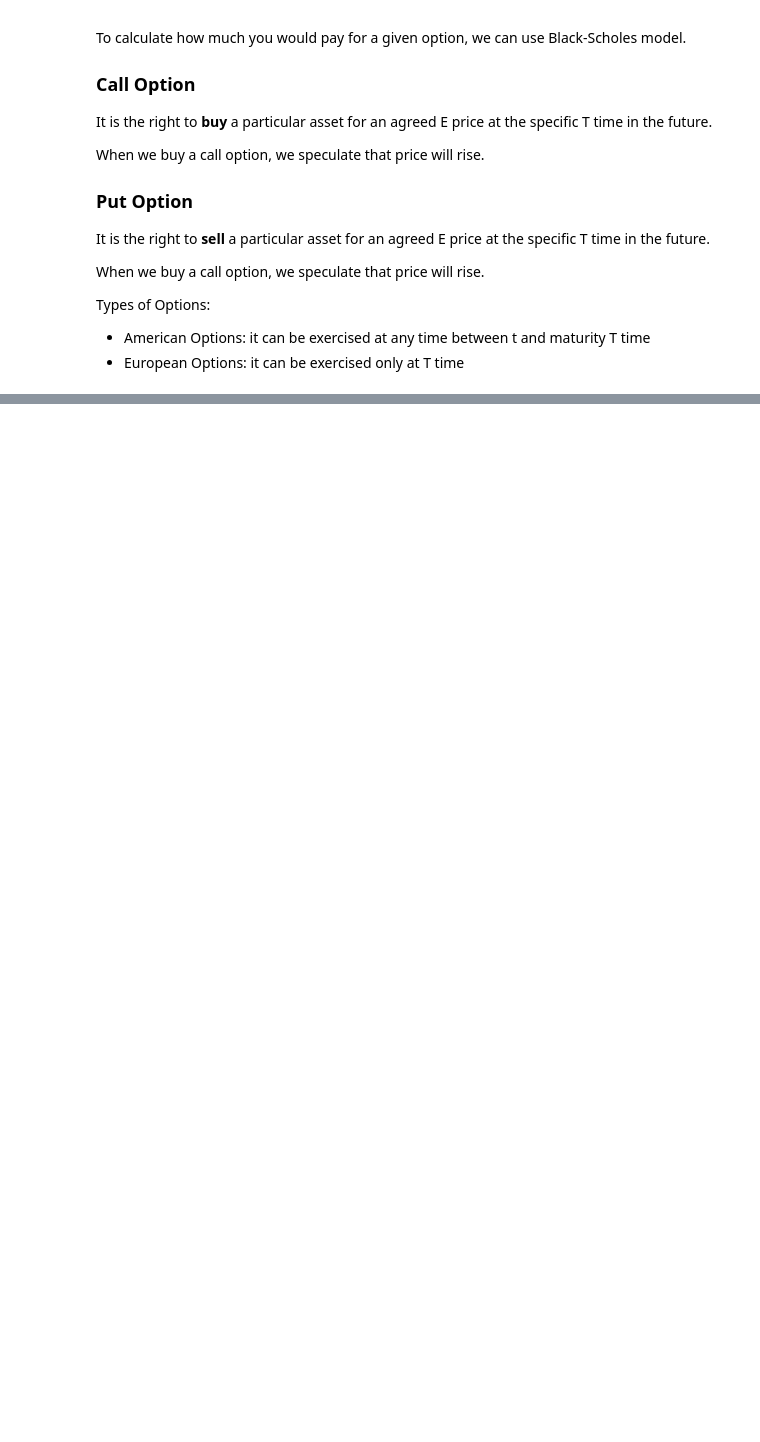
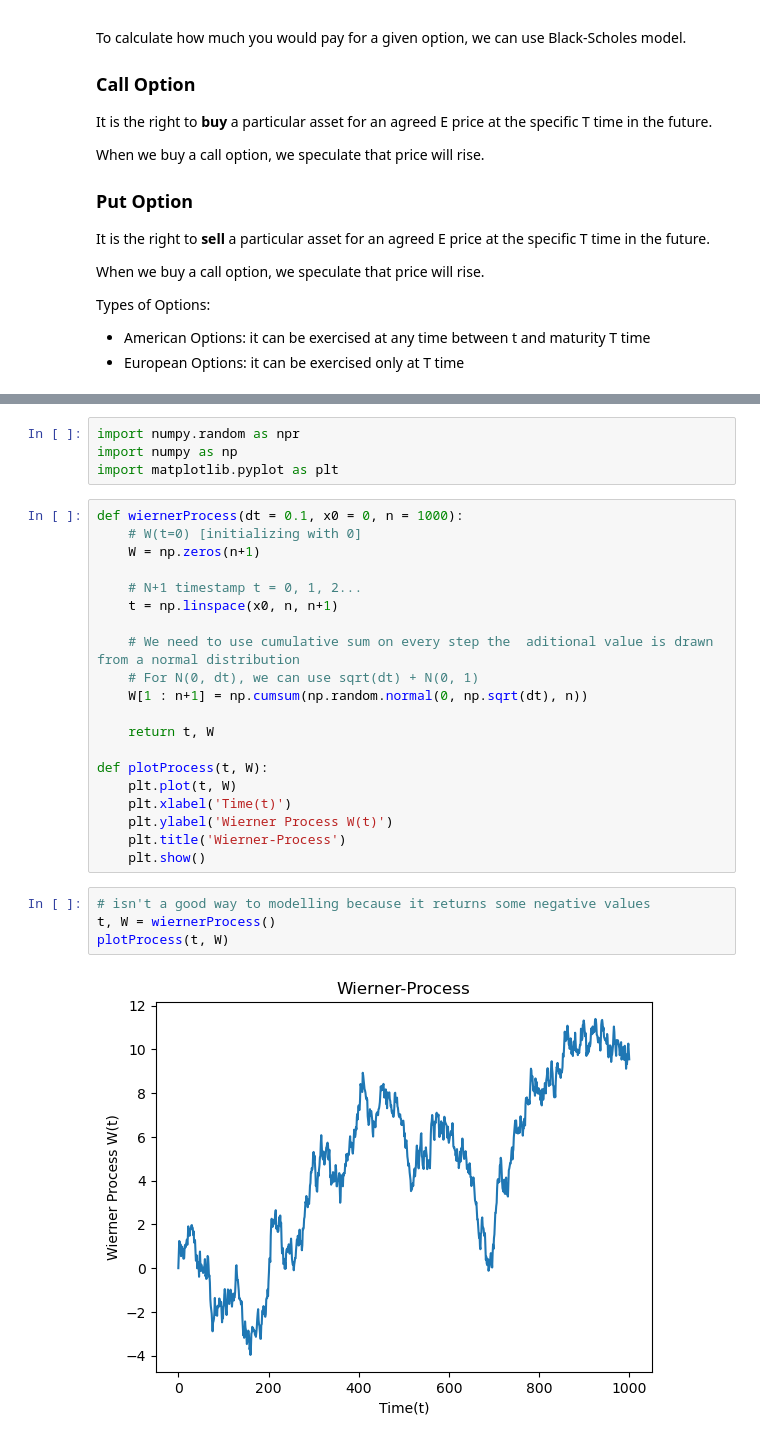
Before and after one commit to gabrielcalasans/QuantitativeFinanceWithPython, a Jupyter notebook: QuantitativeFinanceWithPython.ipynb, the cells around one changed output, grey strips where cells are left out. Saved outputs shown, nothing was run; the diff lists cells and outputs as text; blank space fills up the shorter version.

Commit message:
Random Walk and Brownian Motion Implementation

```diff
--- a/QuantitativeFinanceWithPython.ipynb
+++ b/QuantitativeFinanceWithPython.ipynb
@@ -1027,0 +1067,30 @@ Furthermore, a stock price S(t) can be described by **W(t)** random walk (called
+# %%
+import numpy.random as npr
+import numpy as np
+import matplotlib.pyplot as plt
+# %%
+def wiernerProcess(dt = 0.1, x0 = 0, n = 1000):
+    # W(t=0) [initializing with 0]
+    W = np.zeros(n+1)
+
+    # N+1 timestamp t = 0, 1, 2...
+    t = np.linspace(x0, n, n+1)
+
+    # We need to use cumulative sum on every step the  aditional value is drawn from a normal distribution
+    # For N(0, dt), we can use sqrt(dt) + N(0, 1)
+    W[1 : n+1] = np.cumsum(np.random.normal(0, np.sqrt(dt), n))
+
+    return t, W
+
+def plotProcess(t, W):
+    plt.plot(t, W)
+    plt.xlabel('Time(t)')
+    plt.ylabel('Wierner Process W(t)')
+    plt.title('Wierner-Process')
+    plt.show()
+# %%
+# isn't a good way to modelling because it returns some negative values
+t, W = wiernerProcess()
+plotProcess(t, W)
+# %% [output]
+[figure, added]
```
Also changed, not shown: parts of 5 cells of this notebook.
